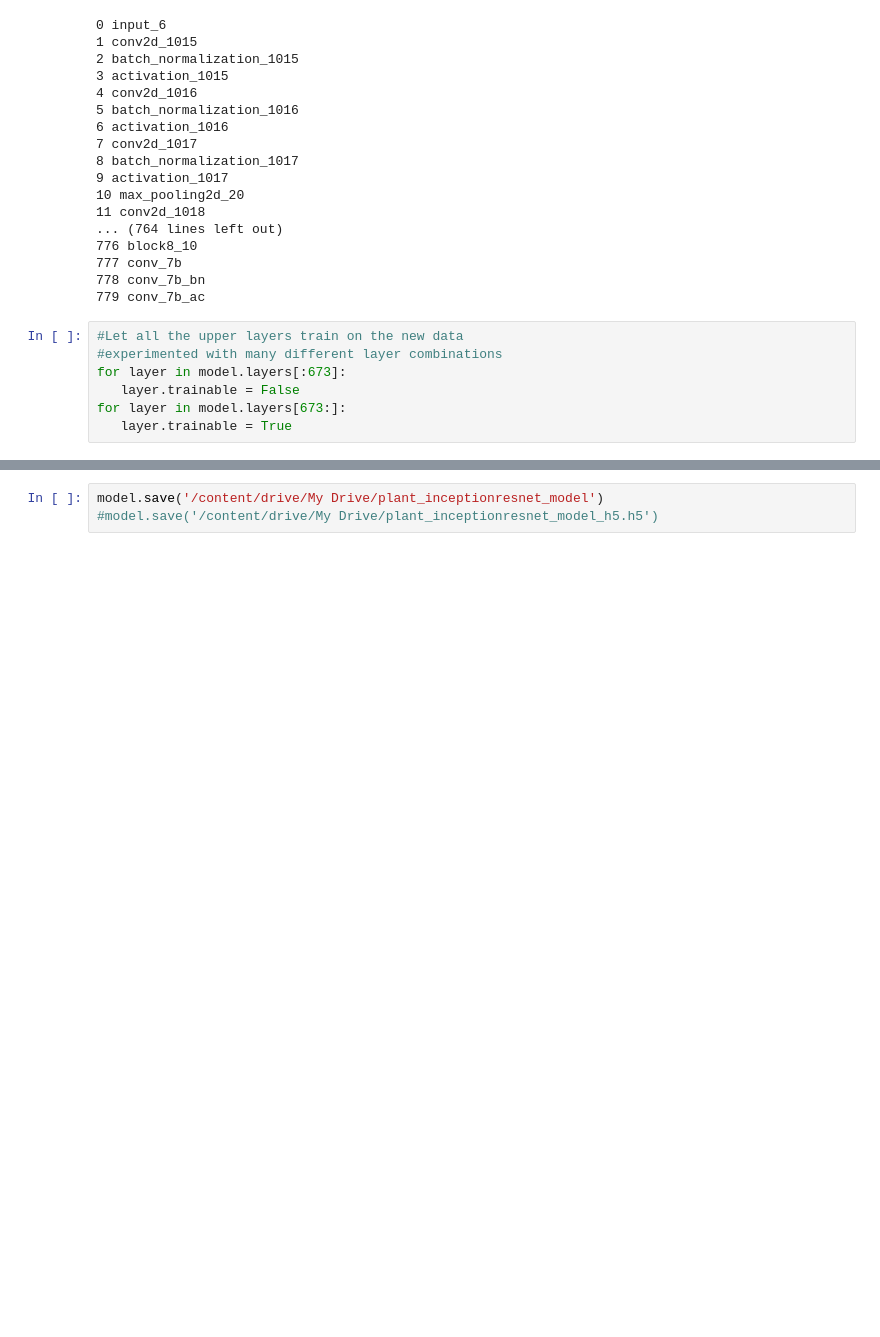
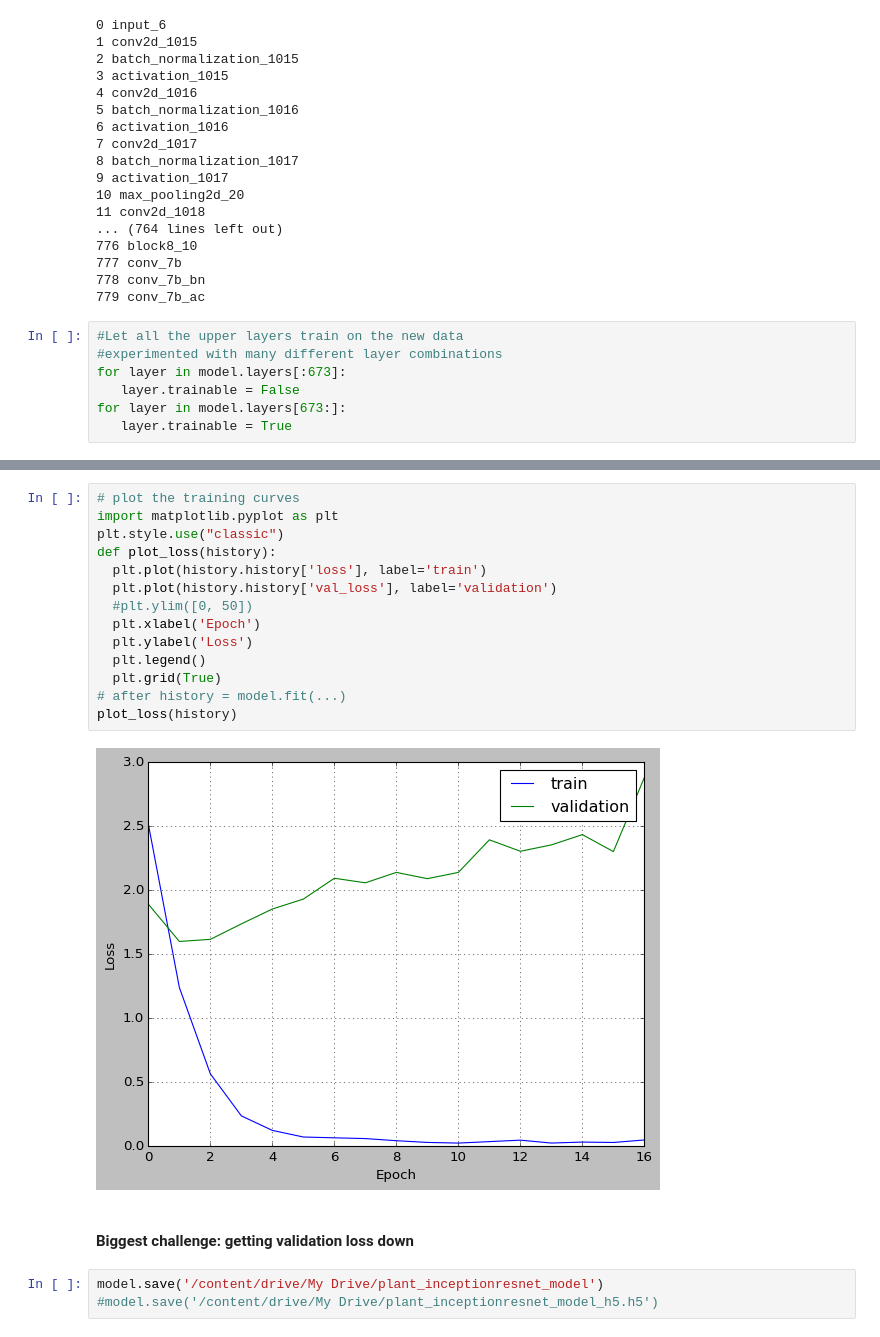
Before and after one commit to matthew-e-thomas/Plant_Image_Project, a Jupyter notebook: model_experiments_Plant_Image.ipynb, the cells around one changed output, grey strips where cells are left out. Drawn from its saved outputs; the diff is of its cells as text; blank space fills up the shorter version.

```diff
--- a/model_experiments_Plant_Image.ipynb
+++ b/model_experiments_Plant_Image.ipynb
@@ -245,3 +245,21 @@ Epoch 17/35
+# %%
+# plot the training curves
+import matplotlib.pyplot as plt
+plt.style.use("classic")
+def plot_loss(history):
+  plt.plot(history.history['loss'], label='train')
+  plt.plot(history.history['val_loss'], label='validation')
+  #plt.ylim([0, 50])
+  plt.xlabel('Epoch')
+  plt.ylabel('Loss')
+  plt.legend()
+  plt.grid(True)
+# after history = model.fit(...)
+plot_loss(history)
+# %% [output]
+[figure, added]
+# %% [markdown]
+#### Biggest challenge: getting validation loss down
 # %%
 model.save('/content/drive/My Drive/plant_inceptionresnet_model')
 #model.save('/content/drive/My Drive/plant_inceptionresnet_model_h5.h5')
```
Also changed, not shown: parts of 3 cells of this notebook.
